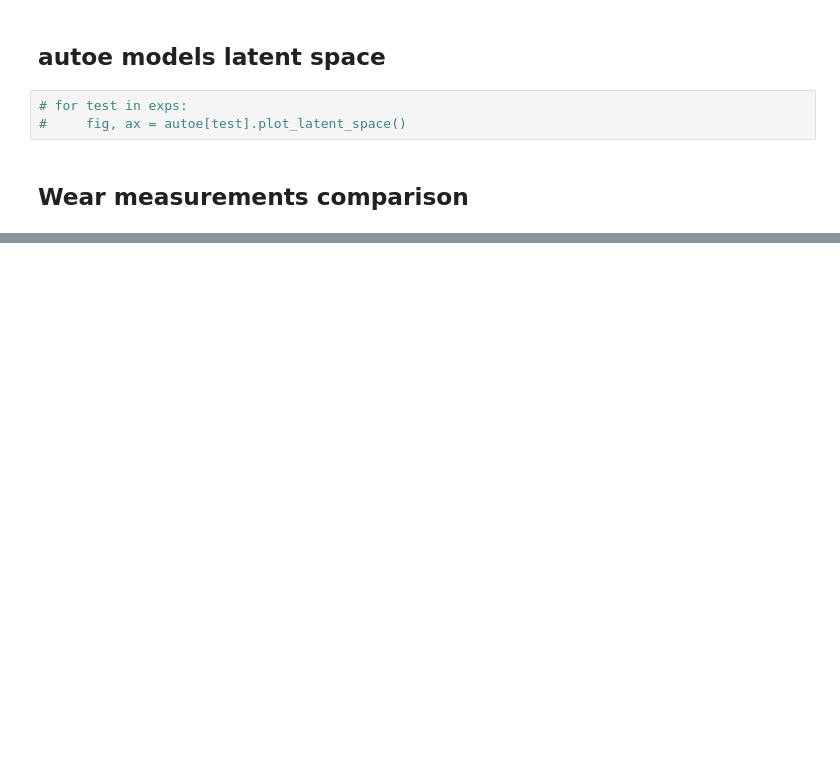
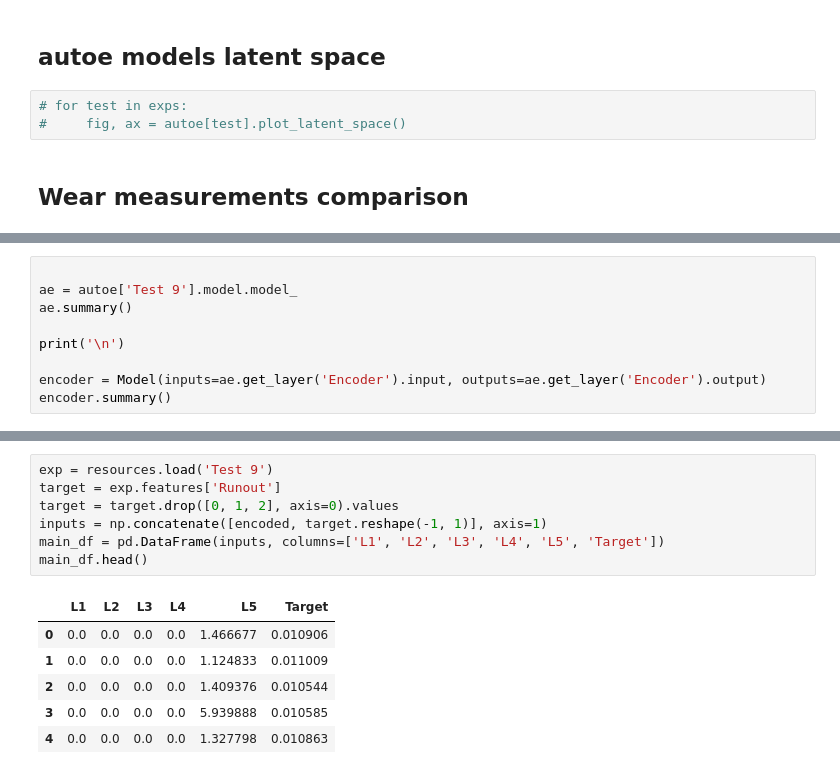
Before and after one commit to TomJessel/PhD-DCB_Grinding, a Jupyter notebook: ml/autoencoder.ipynb, the cells around one changed output, grey strips where cells are left out. Saved outputs shown, nothing was run; the diff lists cells and outputs as text; blank space fills up the shorter version.

```diff
--- a/ml/autoencoder.ipynb
+++ b/ml/autoencoder.ipynb
@@ -336,0 +353,9 @@ plt.tight_layout()
+# %%
+
+ae = autoe['Test 9'].model.model_
+ae.summary()
+
+print('\n')
+
+encoder = Model(inputs=ae.get_layer('Encoder').input, outputs=ae.get_layer('Encoder').output)
+encoder.summary()
@@ -336,0 +372,14 @@ plt.tight_layout()
+# %%
+exp = resources.load('Test 9')
+target = exp.features['Runout']
+target = target.drop([0, 1, 2], axis=0).values
+inputs = np.concatenate([encoded, target.reshape(-1, 1)], axis=1)
+main_df = pd.DataFrame(inputs, columns=['L1', 'L2', 'L3', 'L4', 'L5', 'Target'])
+main_df.head()
+# %% [output]
+|  | L1 | L2 | L3 | L4 | L5 | Target |
+| 0 | 0.0 | 0.0 | 0.0 | 0.0 | 1.466677 | 0.010906 |
+| 1 | 0.0 | 0.0 | 0.0 | 0.0 | 1.124833 | 0.011009 |
+| 2 | 0.0 | 0.0 | 0.0 | 0.0 | 1.409376 | 0.010544 |
+| 3 | 0.0 | 0.0 | 0.0 | 0.0 | 5.939888 | 0.010585 |
+| 4 | 0.0 | 0.0 | 0.0 | 0.0 | 1.327798 | 0.010863 |
```
Also changed, not shown: parts of 19 cells of this notebook, 1 other file.
